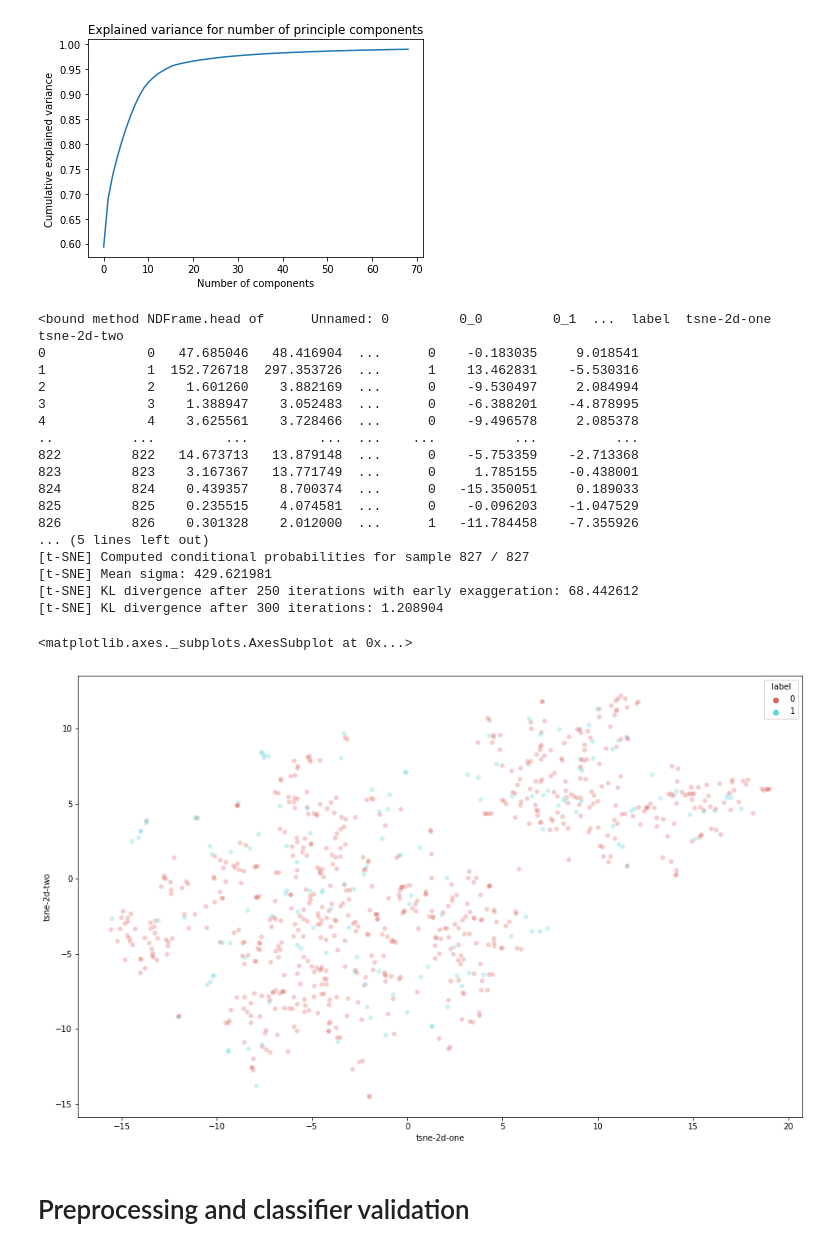
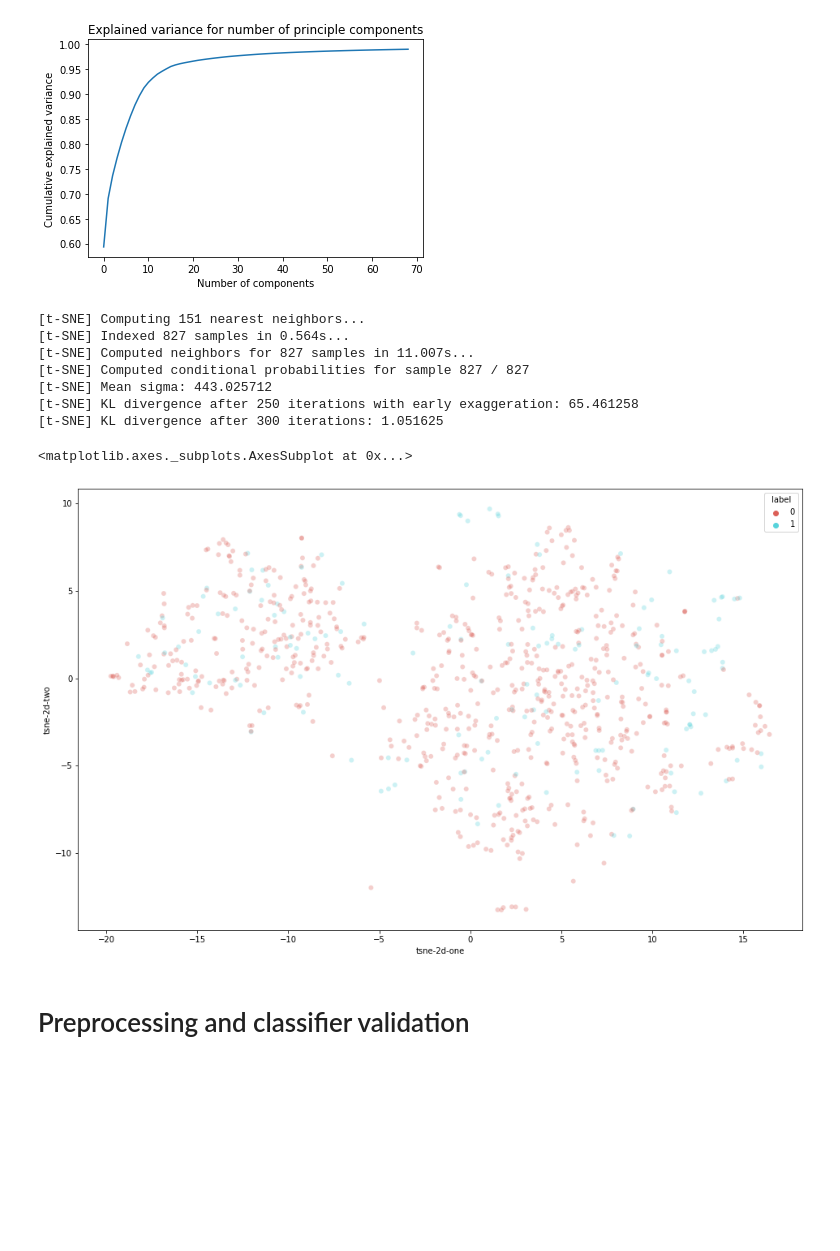
Before and after one commit to BrianvanWinden/TM10007_Group_13, a Jupyter notebook: Code_opgeschoond_en_werkend_random.ipynb, the cells around one changed output. Drawn from its saved outputs; the diff is of its cells as text; code cells hidden in the pictures; blank space fills up the shorter version.

```diff
--- a/Code_opgeschoond_en_werkend_random.ipynb
+++ b/Code_opgeschoond_en_werkend_random.ipynb
@@ -246,41 +251,31 @@ plt.show
 # %%
 
 
-data = pd.DataFrame(data)
-tsne = TSNE(n_components=2, verbose=1, perplexity=40, n_iter=300)
-tsne_results = tsne.fit_transform(data)
+data_df = pd.DataFrame(data)
+tsne = TSNE(n_components=2, verbose=1, perplexity=50, n_iter=300)
+tsne_results = tsne.fit_transform(data_df)
 
-data['tsne-2d-one'] = tsne_results[:,0]
-data['tsne-2d-two'] = tsne_results[:,1]
+data_df['tsne-2d-one'] = tsne_results[:,0]
+data_df['tsne-2d-two'] = tsne_results[:,1]
 plt.figure(figsize=(16,10))
 sns.scatterplot(
     x="tsne-2d-one", y="tsne-2d-two",
     hue="label",
     palette=sns.color_palette("hls", 2),
-    data=data,
+    data=data_df,
     legend="full",
     alpha=0.3
 )
 # %% [output]
-<bound method NDFrame.head of      Unnamed: 0         0_0         0_1  ...  label  tsne-2d-one  tsne-2d-two
-0             0   47.685046   48.416904  ...      0    -0.183035     9.018541
-1             1  152.726718  297.353726  ...      1    13.462831    -5.530316
-2             2    1.601260    3.882169  ...      0    -9.530497     2.084994
-3             3    1.388947    3.052483  ...      0    -6.388201    -4.878995
-4             4    3.625561    3.728466  ...      0    -9.496578     2.085378
-..          ...         ...         ...  ...    ...          ...          ...
-822         822   14.673713   13.879148  ...      0    -5.753359    -2.713368
-823         823    3.167367   13.771749  ...      0     1.785155    -0.438001
-824         824    0.439357    8.700374  ...      0   -15.350051     0.189033
-825         825    0.235515    4.074581  ...      0    -0.096203    -1.047529
-826         826    0.301328    2.012000  ...      1   -11.784458    -7.355926
-... (5 lines left out)
+[t-SNE] Computing 151 nearest neighbors...
+[t-SNE] Indexed 827 samples in 0.564s...
+[t-SNE] Computed neighbors for 827 samples in 11.007s...
 [t-SNE] Computed conditional probabilities for sample 827 / 827
-[t-SNE] Mean sigma: 429.621981
-[t-SNE] KL divergence after 250 iterations with early exaggeration: 68.442612
-[t-SNE] KL divergence after 300 iterations: 1.208904
+[t-SNE] Mean sigma: 443.025712
+[t-SNE] KL divergence after 250 iterations with early exaggeration: 65.461258
+[t-SNE] KL divergence after 300 iterations: 1.051625
 <matplotlib.axes._subplots.AxesSubplot at 0x...>
-[figure, old version]
+[figure, new version]
 # %% [markdown]
 # Preprocessing and classifier validation
 # %%
```
Also changed, not shown: parts of 6 cells of this notebook.
